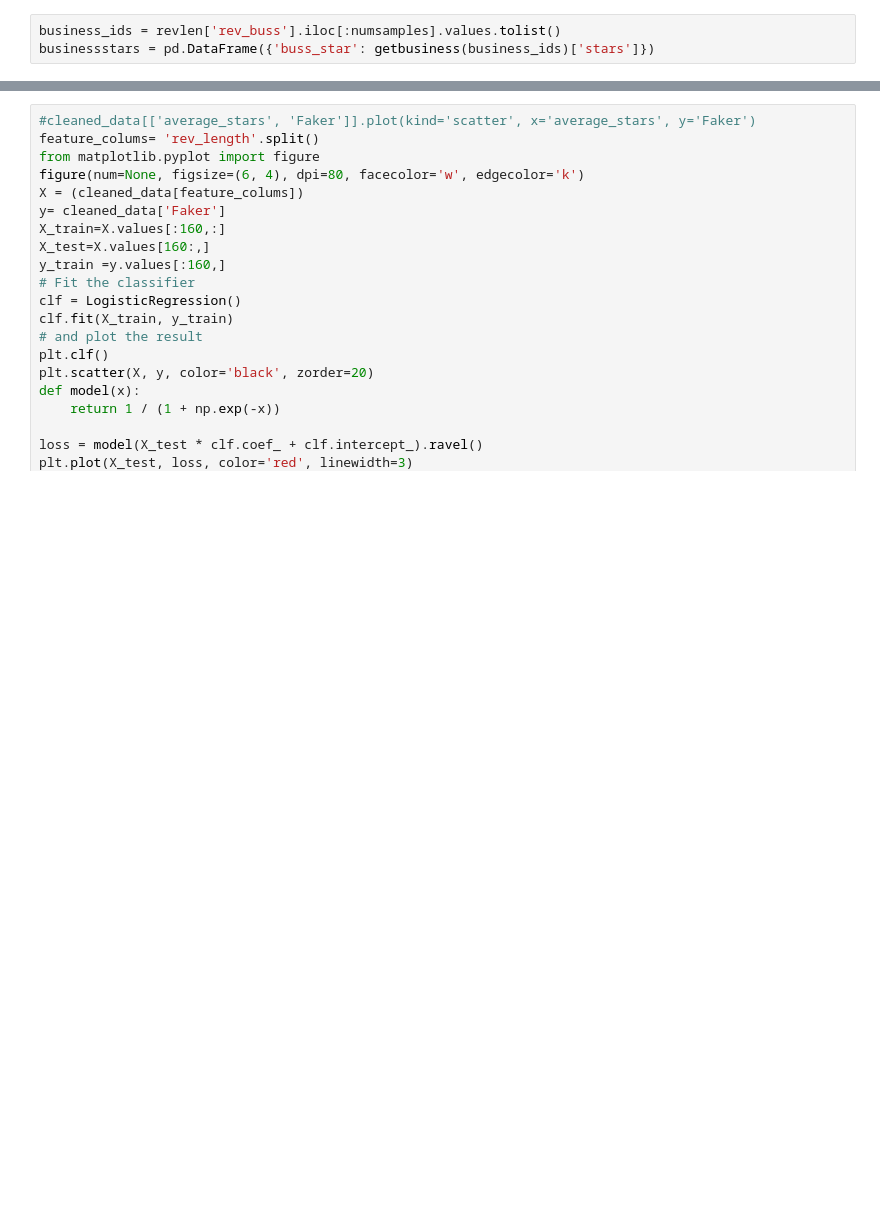
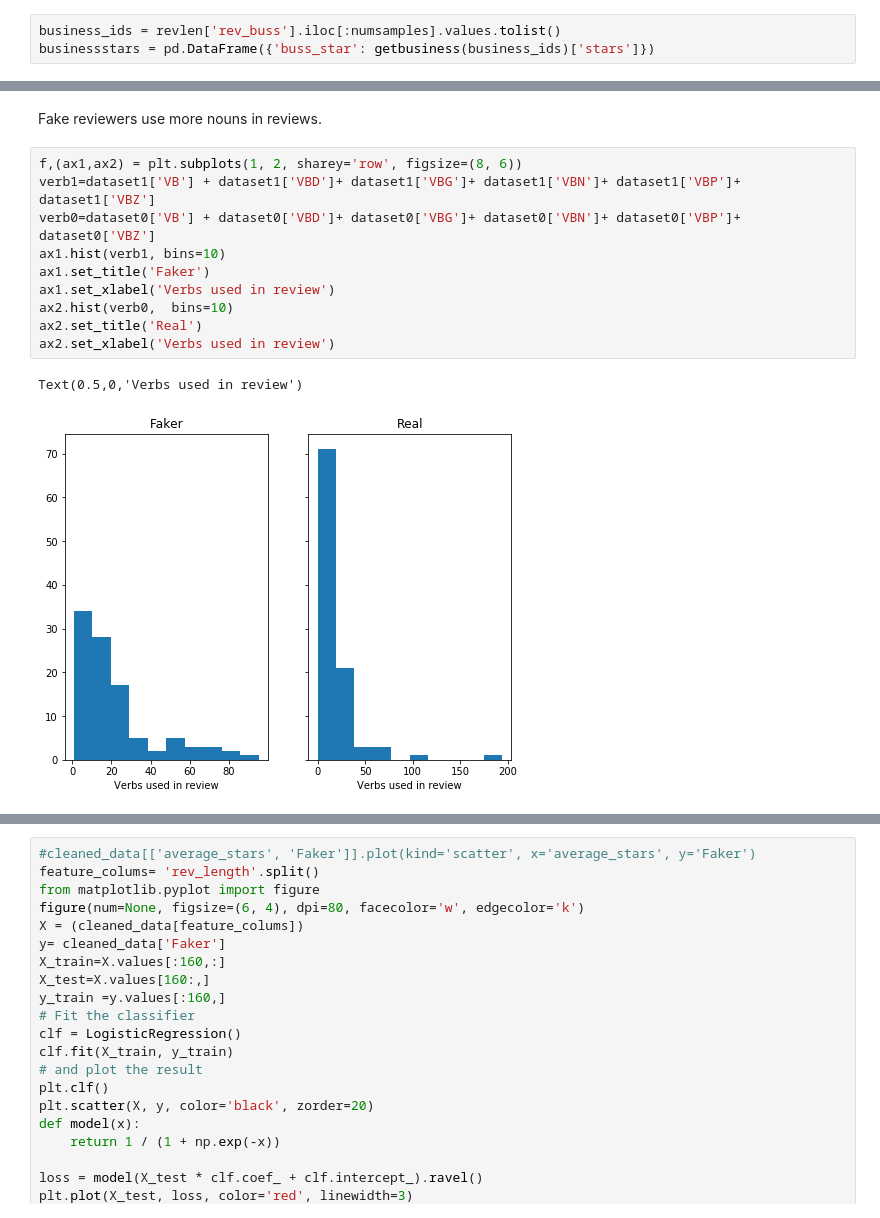
Before and after one commit to tannisthamaiti/Fake-reviewers-in-Yelp, a Jupyter notebook: Capstone_project_fake_reviewers/Storytelling_writeup.ipynb, the cells around one changed output, grey strips where cells are left out. Drawn from its saved outputs; the diff is of its cells as text; blank space fills up the shorter version.

```diff
--- a/Capstone_project_fake_reviewers/Storytelling_writeup.ipynb
+++ b/Capstone_project_fake_reviewers/Storytelling_writeup.ipynb
@@ -242,0 +437,15 @@ p
+# %% [markdown]
+Fake reviewers use more nouns in reviews.
+# %%
+f,(ax1,ax2) = plt.subplots(1, 2, sharey='row', figsize=(8, 6))
+verb1=dataset1['VB'] + dataset1['VBD']+ dataset1['VBG']+ dataset1['VBN']+ dataset1['VBP']+ dataset1['VBZ']
+verb0=dataset0['VB'] + dataset0['VBD']+ dataset0['VBG']+ dataset0['VBN']+ dataset0['VBP']+ dataset0['VBZ']
+ax1.hist(verb1, bins=10)
+ax1.set_title('Faker')
+ax1.set_xlabel('Verbs used in review')
+ax2.hist(verb0,  bins=10)
+ax2.set_title('Real')
+ax2.set_xlabel('Verbs used in review')
+# %% [output]
+Text(0.5,0,'Verbs used in review')
+[figure, added]
```
Also changed, not shown: parts of 49 cells of this notebook.
